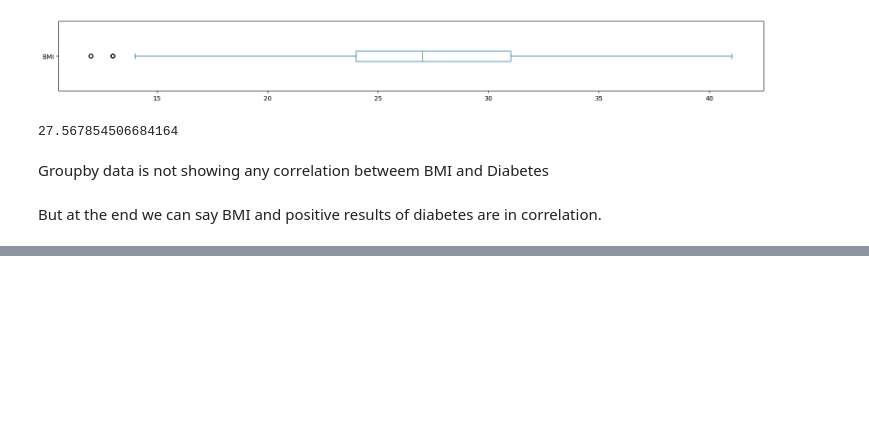
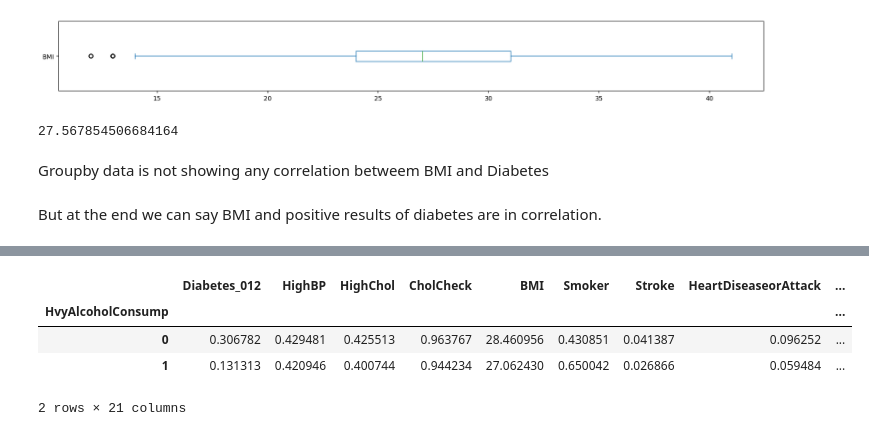
Before and after one commit to albertodavincishekhawat/BasicMachineLearning, a Jupyter notebook: ML.ipynb, the cells around one changed output, grey strips where cells are left out. Drawn from its saved outputs; the diff is of its cells as text; code cells hidden in the pictures; blank space fills up the shorter version.

```diff
--- a/ML.ipynb
+++ b/ML.ipynb
@@ -446,0 +473,8 @@ But at the end we can say BMI and positive results of diabetes are in correlatio
+# %%
+df.groupby(["HvyAlcoholConsump"]).mean()
+# %% [output]
+|  | Diabetes_012 | HighBP | HighChol | CholCheck | BMI | Smoker | Stroke | HeartDiseaseorAttack | ... |
+| HvyAlcoholConsump |  |  |  |  |  |  |  |  | ... |
+| 0 | 0.306782 | 0.429481 | 0.425513 | 0.963767 | 28.460956 | 0.430851 | 0.041387 | 0.096252 | ... |
+| 1 | 0.131313 | 0.420946 | 0.400744 | 0.944234 | 27.062430 | 0.650042 | 0.026866 | 0.059484 | ... |
+2 rows × 21 columns
```
Also changed, not shown: parts of 2 cells of this notebook.
